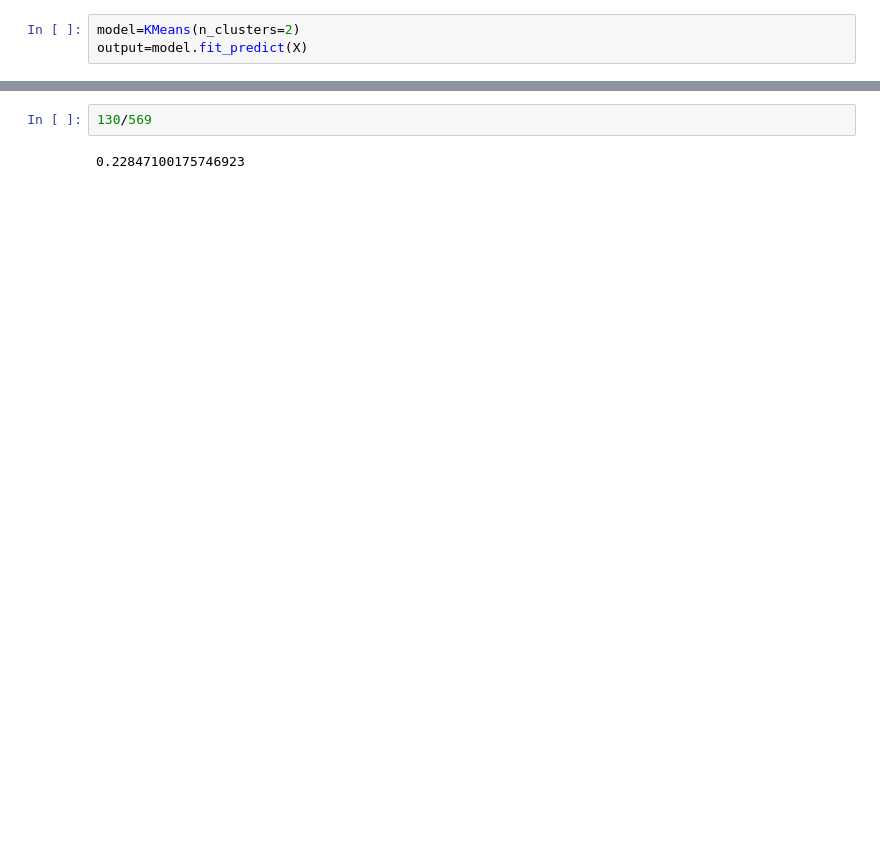
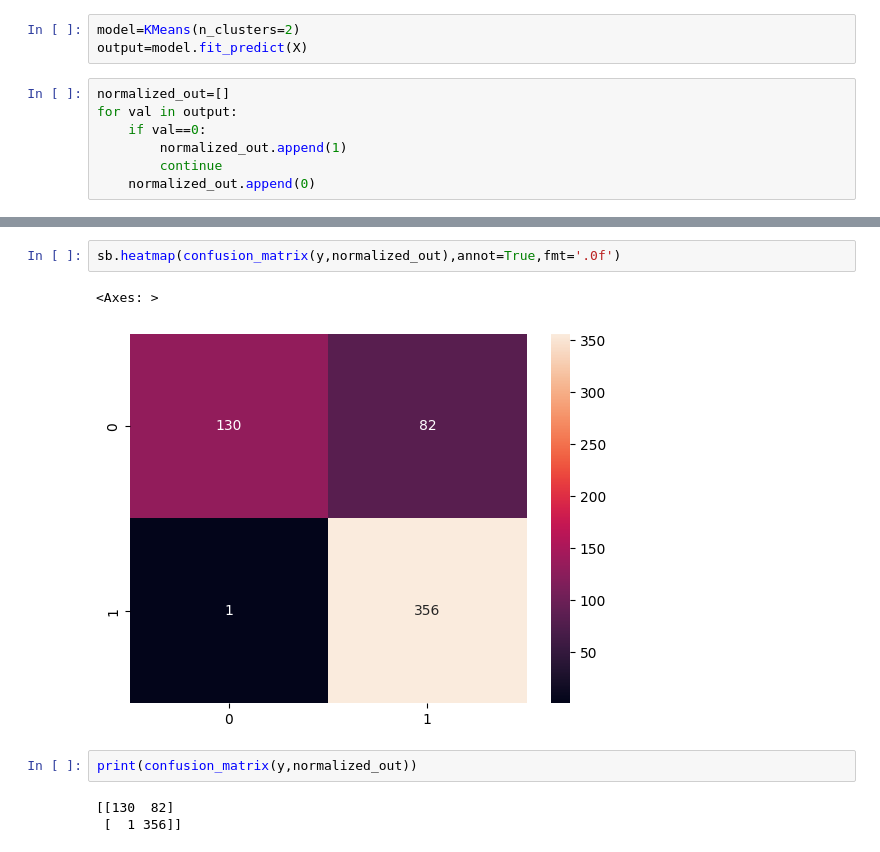
Before and after one commit to MohamadElnomrossie/AI-Tanafos, a Jupyter notebook: machine learning/unsupervised4/unsupervised.ipynb, the cells around one changed output, grey strips where cells are left out. Drawn from its saved outputs; the diff is of its cells as text; blank space fills up the shorter version.

```diff
--- a/machine learning/unsupervised4/unsupervised.ipynb
+++ b/machine learning/unsupervised4/unsupervised.ipynb
@@ -71,4 +75,11 @@ sb.lineplot(y=inertias[:5],x=ks[:5])
 # %%
 model=KMeans(n_clusters=2)
 output=model.fit_predict(X)
+# %%
+normalized_out=[]
+for val in output:
+    if val==0:
+        normalized_out.append(1)
+        continue
+    normalized_out.append(0)
 # %%
@@ -82,4 +116,10 @@ y.shape
 # %%
-130/569
+sb.heatmap(confusion_matrix(y,normalized_out),annot=True,fmt='.0f')
 # %% [output]
-0.22847100175746923
+<Axes: >
+[figure, added]
+# %%
+print(confusion_matrix(y,normalized_out))
+# %% [output]
+[[130  82]
+ [  1 356]]
```
Also changed, not shown: parts of 4 cells of this notebook, 2 other files.
